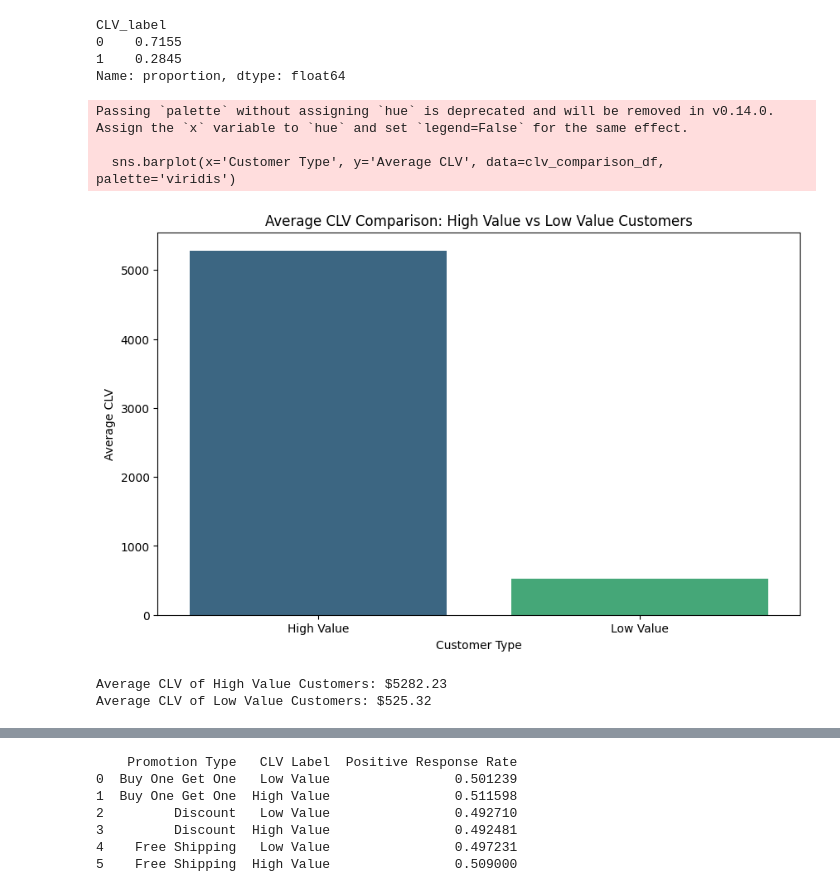
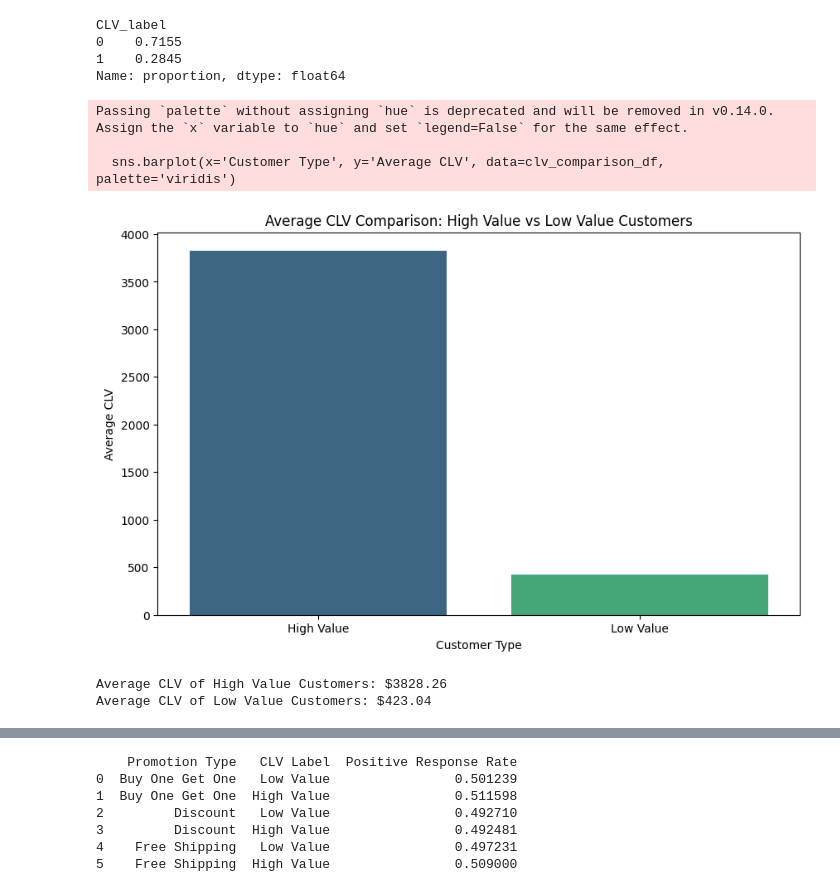
Before and after one commit to neilaxu/schulich_data_science, a Jupyter notebook: MBAN 6750 HW/Assignment 2 - EDA.ipynb, the cells around one changed output, grey strips where cells are left out. Drawn from its saved outputs; the diff is of its cells as text; code cells hidden in the pictures.

```diff
--- a/MBAN 6750 HW/Assignment 2 - EDA.ipynb
+++ b/MBAN 6750 HW/Assignment 2 - EDA.ipynb
@@ -294,34 +294,34 @@ Name: proportion, dtype: float64
 # %%
 import pandas as pd
 import numpy as np
 import matplotlib.pyplot as plt
 import seaborn as sns
 
 # Calculate the average CLV for high-value and low-value customers
-average_clv_high_value = merged_df[merged_df['CLV_label'] == 1]['clv'].mean()
-average_clv_low_value = merged_df[merged_df['CLV_label'] == 0]['clv'].mean()
+average_clv_high_value = merged_df[merged_df['CLV_label'] == 1]['clv'].median()
+average_clv_low_value = merged_df[merged_df['CLV_label'] == 0]['clv'].median()
 
 # Create a DataFrame to store the results for visualization
 clv_comparison_df = pd.DataFrame({
     'Customer Type': ['High Value', 'Low Value'],
     'Average CLV': [average_clv_high_value, average_clv_low_value]
 })
 
 # Plotting the results
 plt.figure(figsize=(10, 6))
 sns.barplot(x='Customer Type', y='Average CLV', data=clv_comparison_df, palette='viridis')
 plt.title('Average CLV Comparison: High Value vs Low Value Customers')
 plt.xlabel('Customer Type')
 plt.ylabel('Average CLV')
 plt.show()
 
 # Display the calculated average CLVs
 print(f"Average CLV of High Value Customers: ${average_clv_high_value:.2f}")
 print(f"Average CLV of Low Value Customers: ${average_clv_low_value:.2f}")
 # %% [output]
 Passing `palette` without assigning `hue` is deprecated and will be removed in v0.14.0. Assign the `x` variable to `hue` and set `legend=False` for the same effect.
 
   sns.barplot(x='Customer Type', y='Average CLV', data=clv_comparison_df, palette='viridis')
-[figure, old version]
+[figure, new version]
-Average CLV of High Value Customers: $5282.23
-Average CLV of Low Value Customers: $525.32
+Average CLV of High Value Customers: $3828.26
+Average CLV of Low Value Customers: $423.04
```
Also changed, not shown: parts of 4 cells of this notebook, 1 other file.
